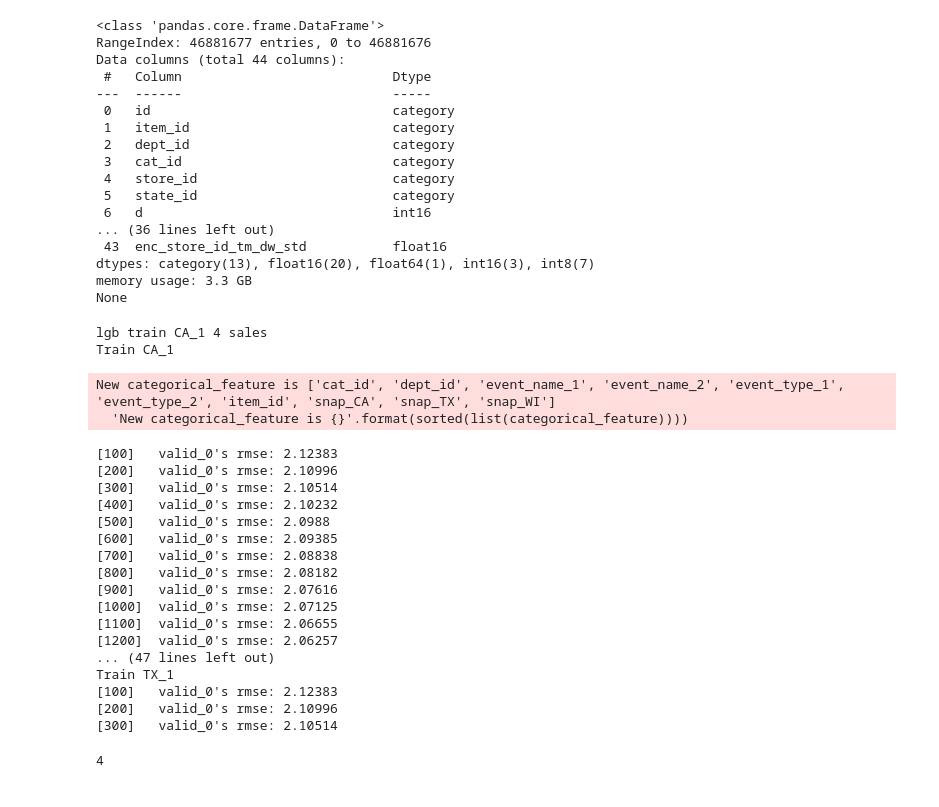
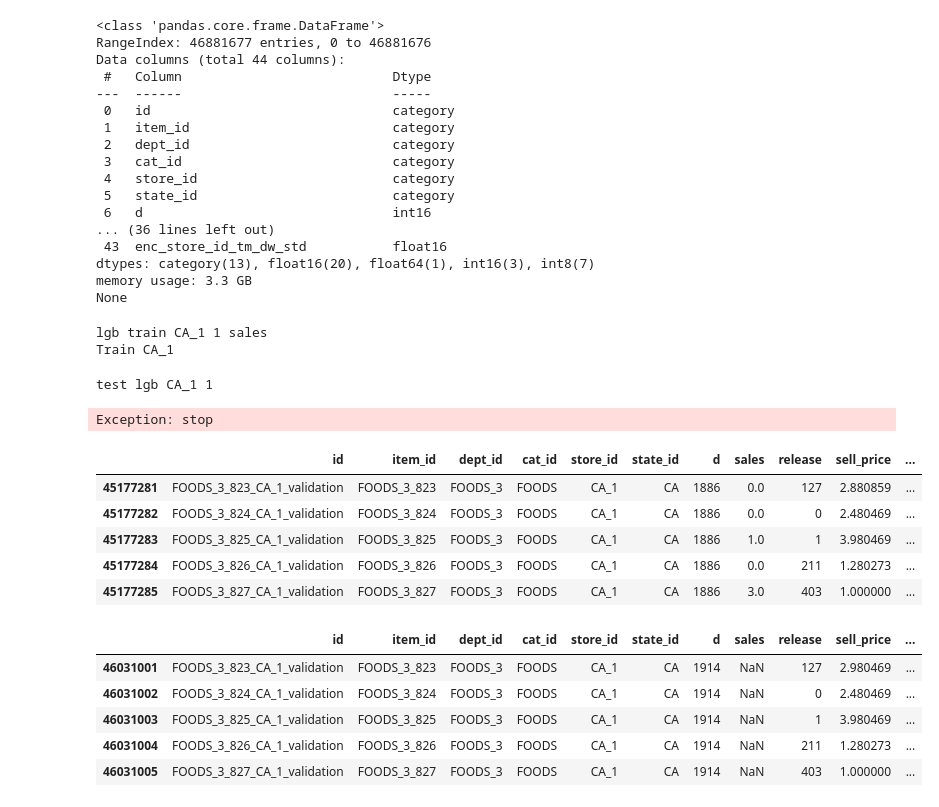
Before and after one commit to arhow/m5_forecasting_accuracy, a Jupyter notebook: notebook/gen_lgb_model_by_shift_storeid.ipynb, the cells around one changed output. Cells and saved outputs as stored; diff of their text form; code cells hidden in the pictures.

```diff
--- a/notebook/gen_lgb_model_by_shift_storeid.ipynb
+++ b/notebook/gen_lgb_model_by_shift_storeid.ipynb
@@ -134,45 +160,40 @@ dtypes: category(13), float16(20), float64(1), int16(3), int8(7)
 memory usage: 3.3 GB
 None
 # %%
-start_shift = 4
+start_shift = 1
 for target in ['sales']:
-
     for model in ['lgb']:
-
         for store_id in STORES_IDS:
-
             for shift in range(start_shift,29):
-
                 print(f'{model} train {store_id} {shift} {target}')
                 rolling_features_df = load_rolling_features(BASE_GRID_DF.copy(), SAV_BASE_PATH, target=FINAL_TARGETS, shift=shift)
                 grid_df = pd.concat([BASE_GRID_DF, rolling_features_df.iloc[:, 3:]], axis=1)
                 grid_df = grid_df[grid_df['store_id']==store_id]
                 del rolling_features_df
                 lag_columns = [f'sales_lag_{i}' for i in range(shift,shift+15)]
-                train_model(grid_df, NUM_COLUMNS+lag_columns, CAT_COLUMNS, target, shift, SAV_BASE_PATH)
+                train_model(grid_df, SAV_BASE_PATH, store_id, shift, NUM_COLUMNS+lag_columns, CAT_COLUMNS, target)
 # %% [output]
-lgb train CA_1 4 sales
+lgb train CA_1 1 sales
 Train CA_1
-New categorical_feature is ['cat_id', 'dept_id', 'event_name_1', 'event_name_2', 'event_type_1', 'event_type_2', 'item_id', 'snap_CA', 'snap_TX', 'snap_WI']
-  'New categorical_feature is {}'.format(sorted(list(categorical_feature))))
-[100]   valid_0's rmse: 2.12383
-[200]   valid_0's rmse: 2.10996
-[300]   valid_0's rmse: 2.10514
-[400]   valid_0's rmse: 2.10232
-[500]   valid_0's rmse: 2.0988
-[600]   valid_0's rmse: 2.09385
-[700]   valid_0's rmse: 2.08838
-[800]   valid_0's rmse: 2.08182
-[900]   valid_0's rmse: 2.07616
-[1000]  valid_0's rmse: 2.07125
-[1100]  valid_0's rmse: 2.06655
-[1200]  valid_0's rmse: 2.06257
-... (47 lines left out)
-Train TX_1
-[100]   valid_0's rmse: 2.12383
-[200]   valid_0's rmse: 2.10996
-[300]   valid_0's rmse: 2.10514
-# %%
-shift
-# %% [output]
-4
+# %%
+his = []
+for target in ['sales']:
+
+    for model in ['lgb']:
+
+        for store_id in STORES_IDS:
+
+            for shift in range(1,29):
+
+                print(f'test {model} {store_id} {shift}')
+                rolling_features_df = load_rolling_features(BASE_GRID_DF.copy(), SAV_BASE_PATH, target=FINAL_TARGETS, shift=shift)
+                lag_columns = [f'sales_lag_{i}' for i in range(shift,shift+15)]
+                grid_df = pd.concat([BASE_GRID_DF, rolling_features_df.iloc[:, 3:]], axis=1)
+                valid_grid_df = grid_df[(grid_df['store_id']==store_id)&(grid_df['d']==END_TRAIN-P_HORIZON+shift)]
+                test_grid_df = grid_df[(grid_df['store_id']==store_id)&(grid_df['d']==END_TRAIN+shift)]
+
+                y_pred, score = predict_samples(valid_grid_df, SAV_BASE_PATH, store_id, shift, NUM_COLUMNS+lag_columns, CAT_COLUMNS, FINAL_TARGETS)
+                his.append({'store_id':store_id, 'shift':shift, 'score':score})
+# %% [output]
+test lgb CA_1 1
+Exception: stop
@@ -178,0 +202,18 @@ shift
+# %%
+valid_grid_df.tail()
+# %% [output]
+|  | id | item_id | dept_id | cat_id | store_id | state_id | d | sales | release | sell_price | ... |
+| 45177281 | FOODS_3_823_CA_1_validation | FOODS_3_823 | FOODS_3 | FOODS | CA_1 | CA | 1886 | 0.0 | 127 | 2.880859 | ... |
+| 45177282 | FOODS_3_824_CA_1_validation | FOODS_3_824 | FOODS_3 | FOODS | CA_1 | CA | 1886 | 0.0 | 0 | 2.480469 | ... |
+| 45177283 | FOODS_3_825_CA_1_validation | FOODS_3_825 | FOODS_3 | FOODS | CA_1 | CA | 1886 | 1.0 | 1 | 3.980469 | ... |
+| 45177284 | FOODS_3_826_CA_1_validation | FOODS_3_826 | FOODS_3 | FOODS | CA_1 | CA | 1886 | 0.0 | 211 | 1.280273 | ... |
+| 45177285 | FOODS_3_827_CA_1_validation | FOODS_3_827 | FOODS_3 | FOODS | CA_1 | CA | 1886 | 3.0 | 403 | 1.000000 | ... |
+# %%
+test_grid_df.tail()
+# %% [output]
+|  | id | item_id | dept_id | cat_id | store_id | state_id | d | sales | release | sell_price | ... |
+| 46031001 | FOODS_3_823_CA_1_validation | FOODS_3_823 | FOODS_3 | FOODS | CA_1 | CA | 1914 | NaN | 127 | 2.980469 | ... |
+| 46031002 | FOODS_3_824_CA_1_validation | FOODS_3_824 | FOODS_3 | FOODS | CA_1 | CA | 1914 | NaN | 0 | 2.480469 | ... |
+| 46031003 | FOODS_3_825_CA_1_validation | FOODS_3_825 | FOODS_3 | FOODS | CA_1 | CA | 1914 | NaN | 1 | 3.980469 | ... |
+| 46031004 | FOODS_3_826_CA_1_validation | FOODS_3_826 | FOODS_3 | FOODS | CA_1 | CA | 1914 | NaN | 211 | 1.280273 | ... |
+| 46031005 | FOODS_3_827_CA_1_validation | FOODS_3_827 | FOODS_3 | FOODS | CA_1 | CA | 1914 | NaN | 403 | 1.000000 | ... |
```
Also changed, not shown: parts of 9 cells of this notebook.
